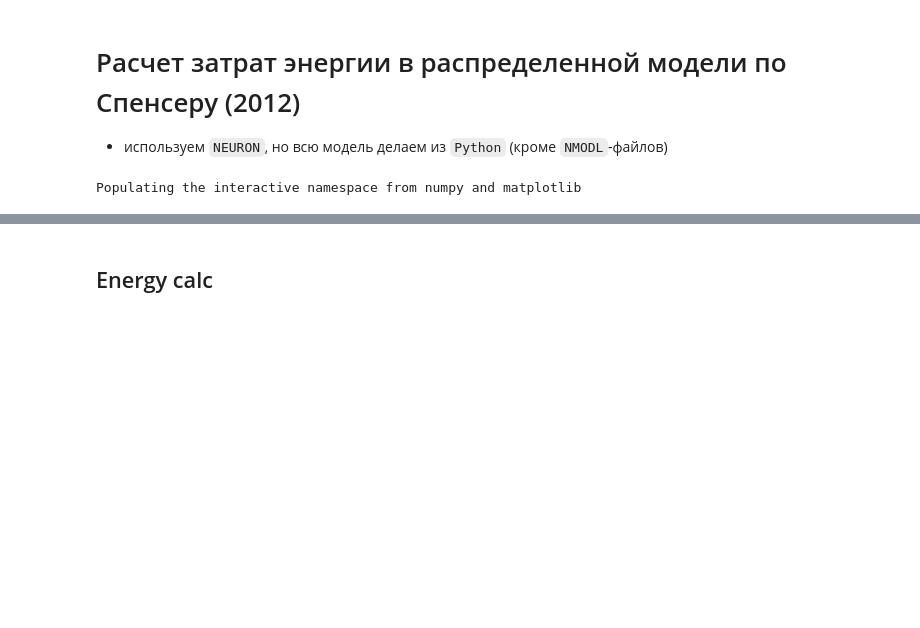
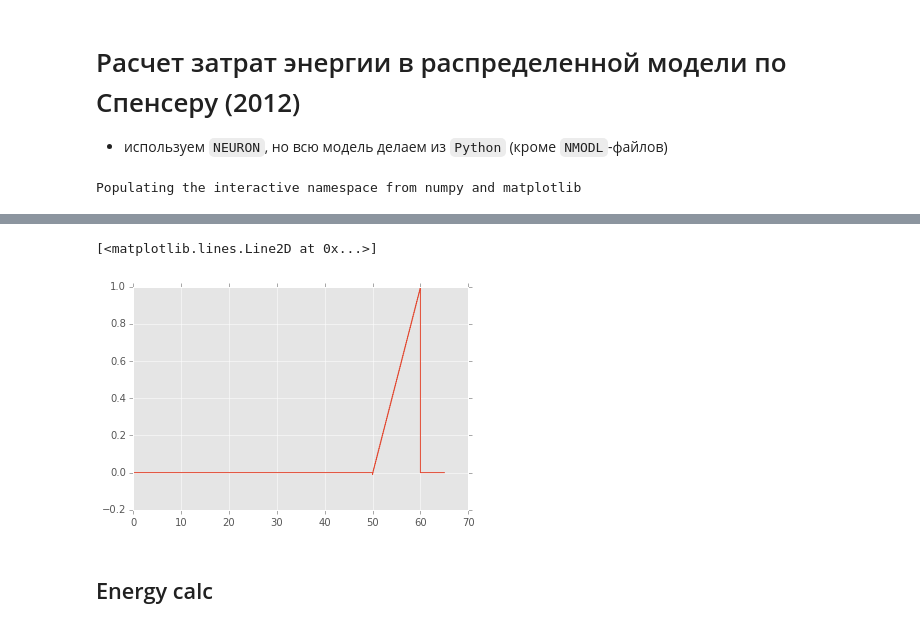
Before and after one commit to abrazhe/OC2, a Jupyter notebook: Spencer-energy.ipynb, the cells around one changed output, grey strips where cells are left out. Drawn from its saved outputs; the diff is of its cells as text; code cells hidden in the pictures; blank space fills up the shorter version.

```diff
--- a/Spencer-energy.ipynb
+++ b/Spencer-energy.ipynb
@@ -97,3 +262,8 @@ init_octopus()
+# %%
+plot(tv, ipulse)
+# %% [output]
+[<matplotlib.lines.Line2D at 0x...>]
+[figure, added]
 # %% [markdown]
 ## Energy calc
 # %%
```
Also changed, not shown: parts of 18 cells of this notebook.
